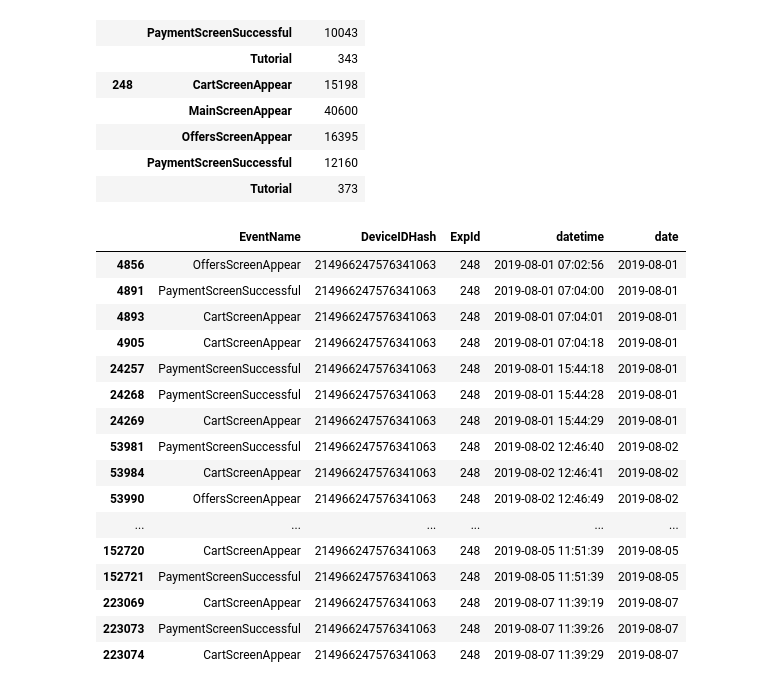
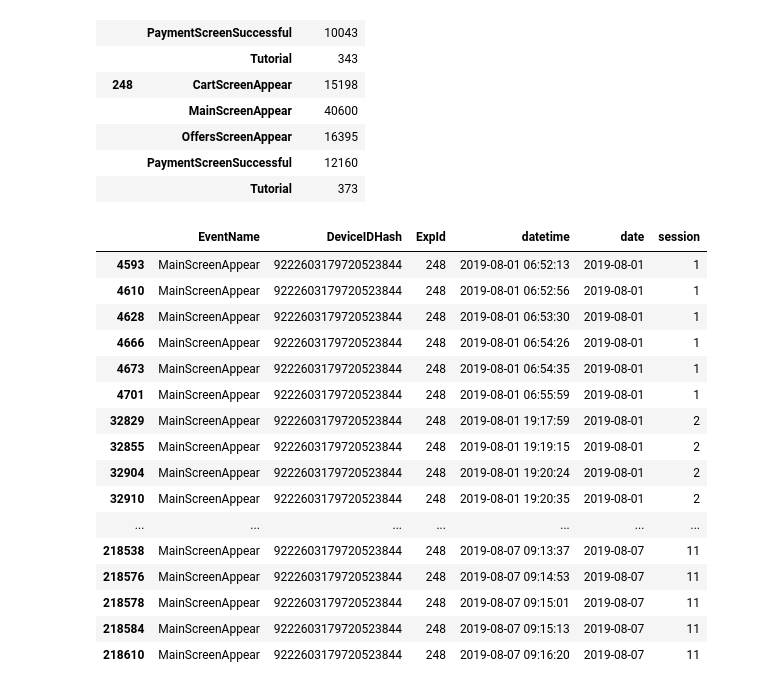
Before and after one commit to antipovdenis/food-app-analytics, a Jupyter notebook: notebooks/02_main.ipynb, the cells around one changed output. Saved outputs shown, nothing was run; the diff lists cells and outputs as text; code cells hidden in the pictures.

Commit message:
работа с 02_main.ipynb Разбил данные на сессии, ввел новые характеристики

```diff
--- a/notebooks/02_main.ipynb
+++ b/notebooks/02_main.ipynb
@@ -2,7 +2,7 @@
 import pandas as pd
 import numpy as np
 # %%
-data = pd.read_csv('../data/clean_data.csv')
+data = pd.read_csv('../data/clean_data.csv',parse_dates=['datetime'])
 print(f'''Список отслеживаемых событий:
 {data['EventName'].unique()}''')
 # %% [output]
@@ -143,23 +188,23 @@ data.groupby(['ExpId', 'EventName']).agg(cnt_event = ('EventName', 'count'), )
 |  | PaymentScreenSuccessful | 12160 |
 |  | Tutorial | 373 |
 # %%
-# Анализ последовательности событий на примере пользователя 6922444491712477
-data.query('DeviceIDHash == 214966247576341063')
+# Анализ последовательности событий на примере пользователя    214966247576341063 6922444491712477
+data.query('DeviceIDHash == 9222603179720523844')
 # %% [output]
-|  | EventName | DeviceIDHash | ExpId | datetime | date |
-| 4856 | OffersScreenAppear | 214966247576341063 | 248 | 2019-08-01 07:02:56 | 2019-08-01 |
-| 4891 | PaymentScreenSuccessful | 214966247576341063 | 248 | 2019-08-01 07:04:00 | 2019-08-01 |
-| 4893 | CartScreenAppear | 214966247576341063 | 248 | 2019-08-01 07:04:01 | 2019-08-01 |
-| 4905 | CartScreenAppear | 214966247576341063 | 248 | 2019-08-01 07:04:18 | 2019-08-01 |
-| 24257 | PaymentScreenSuccessful | 214966247576341063 | 248 | 2019-08-01 15:44:18 | 2019-08-01 |
-| 24268 | PaymentScreenSuccessful | 214966247576341063 | 248 | 2019-08-01 15:44:28 | 2019-08-01 |
-| 24269 | CartScreenAppear | 214966247576341063 | 248 | 2019-08-01 15:44:29 | 2019-08-01 |
-| 53981 | PaymentScreenSuccessful | 214966247576341063 | 248 | 2019-08-02 12:46:40 | 2019-08-02 |
-| 53984 | CartScreenAppear | 214966247576341063 | 248 | 2019-08-02 12:46:41 | 2019-08-02 |
-| 53990 | OffersScreenAppear | 214966247576341063 | 248 | 2019-08-02 12:46:49 | 2019-08-02 |
-| ... | ... | ... | ... | ... | ... |
-| 152720 | CartScreenAppear | 214966247576341063 | 248 | 2019-08-05 11:51:39 | 2019-08-05 |
-| 152721 | PaymentScreenSuccessful | 214966247576341063 | 248 | 2019-08-05 11:51:39 | 2019-08-05 |
-| 223069 | CartScreenAppear | 214966247576341063 | 248 | 2019-08-07 11:39:19 | 2019-08-07 |
-| 223073 | PaymentScreenSuccessful | 214966247576341063 | 248 | 2019-08-07 11:39:26 | 2019-08-07 |
-| 223074 | CartScreenAppear | 214966247576341063 | 248 | 2019-08-07 11:39:29 | 2019-08-07 |
+|  | EventName | DeviceIDHash | ExpId | datetime | date | session |
+| 4593 | MainScreenAppear | 9222603179720523844 | 248 | 2019-08-01 06:52:13 | 2019-08-01 | 1 |
+| 4610 | MainScreenAppear | 9222603179720523844 | 248 | 2019-08-01 06:52:56 | 2019-08-01 | 1 |
+| 4628 | MainScreenAppear | 9222603179720523844 | 248 | 2019-08-01 06:53:30 | 2019-08-01 | 1 |
+| 4666 | MainScreenAppear | 9222603179720523844 | 248 | 2019-08-01 06:54:26 | 2019-08-01 | 1 |
+| 4673 | MainScreenAppear | 9222603179720523844 | 248 | 2019-08-01 06:54:35 | 2019-08-01 | 1 |
+| 4701 | MainScreenAppear | 9222603179720523844 | 248 | 2019-08-01 06:55:59 | 2019-08-01 | 1 |
+| 32829 | MainScreenAppear | 9222603179720523844 | 248 | 2019-08-01 19:17:59 | 2019-08-01 | 2 |
+| 32855 | MainScreenAppear | 9222603179720523844 | 248 | 2019-08-01 19:19:15 | 2019-08-01 | 2 |
+| 32904 | MainScreenAppear | 9222603179720523844 | 248 | 2019-08-01 19:20:24 | 2019-08-01 | 2 |
+| 32910 | MainScreenAppear | 9222603179720523844 | 248 | 2019-08-01 19:20:35 | 2019-08-01 | 2 |
+| ... | ... | ... | ... | ... | ... | ... |
+| 218538 | MainScreenAppear | 9222603179720523844 | 248 | 2019-08-07 09:13:37 | 2019-08-07 | 11 |
+| 218576 | MainScreenAppear | 9222603179720523844 | 248 | 2019-08-07 09:14:53 | 2019-08-07 | 11 |
+| 218578 | MainScreenAppear | 9222603179720523844 | 248 | 2019-08-07 09:15:01 | 2019-08-07 | 11 |
+| 218584 | MainScreenAppear | 9222603179720523844 | 248 | 2019-08-07 09:15:13 | 2019-08-07 | 11 |
+| 218610 | MainScreenAppear | 9222603179720523844 | 248 | 2019-08-07 09:16:20 | 2019-08-07 | 11 |
```
Also changed, not shown: parts of 12 cells of this notebook, 1 other file.
